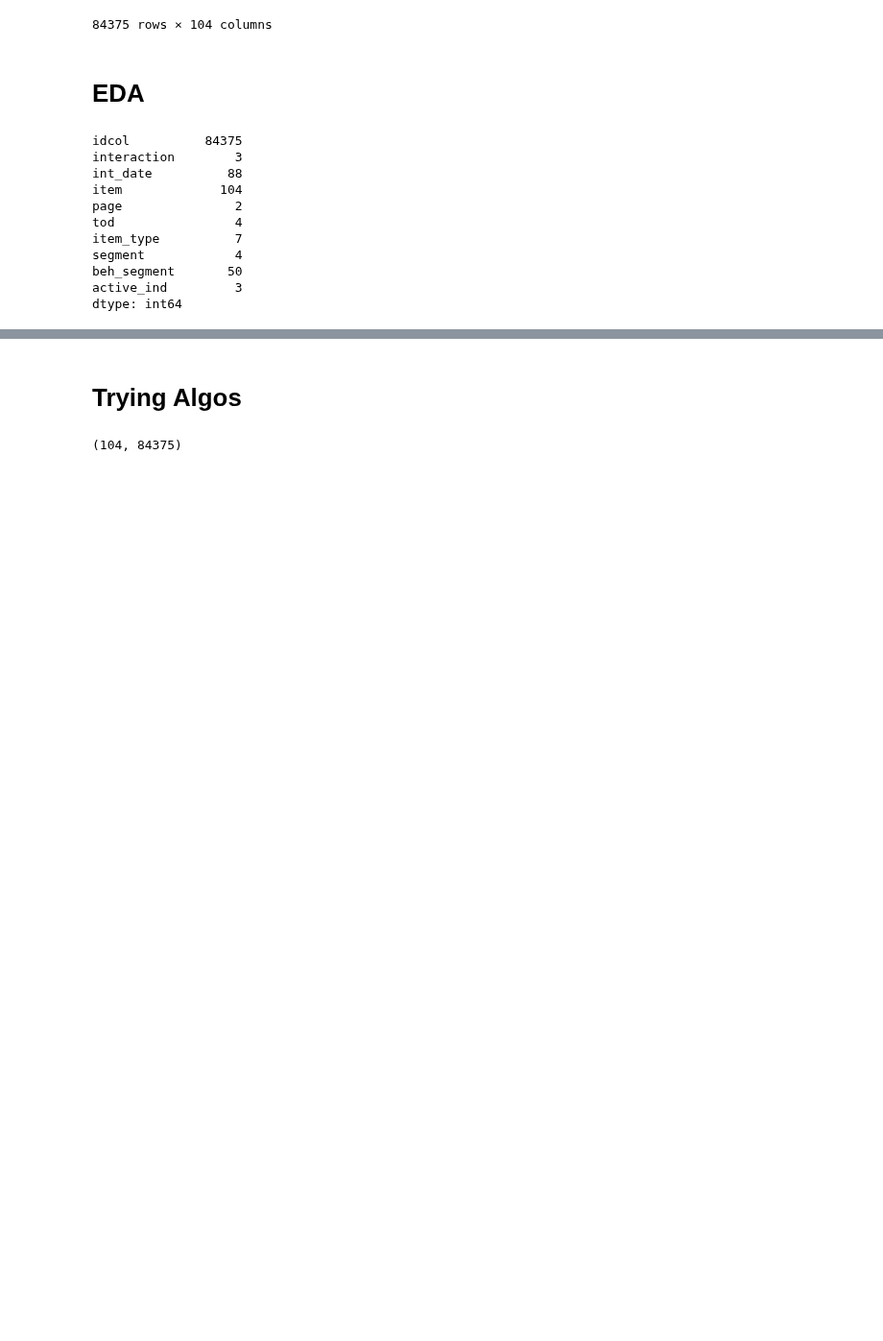
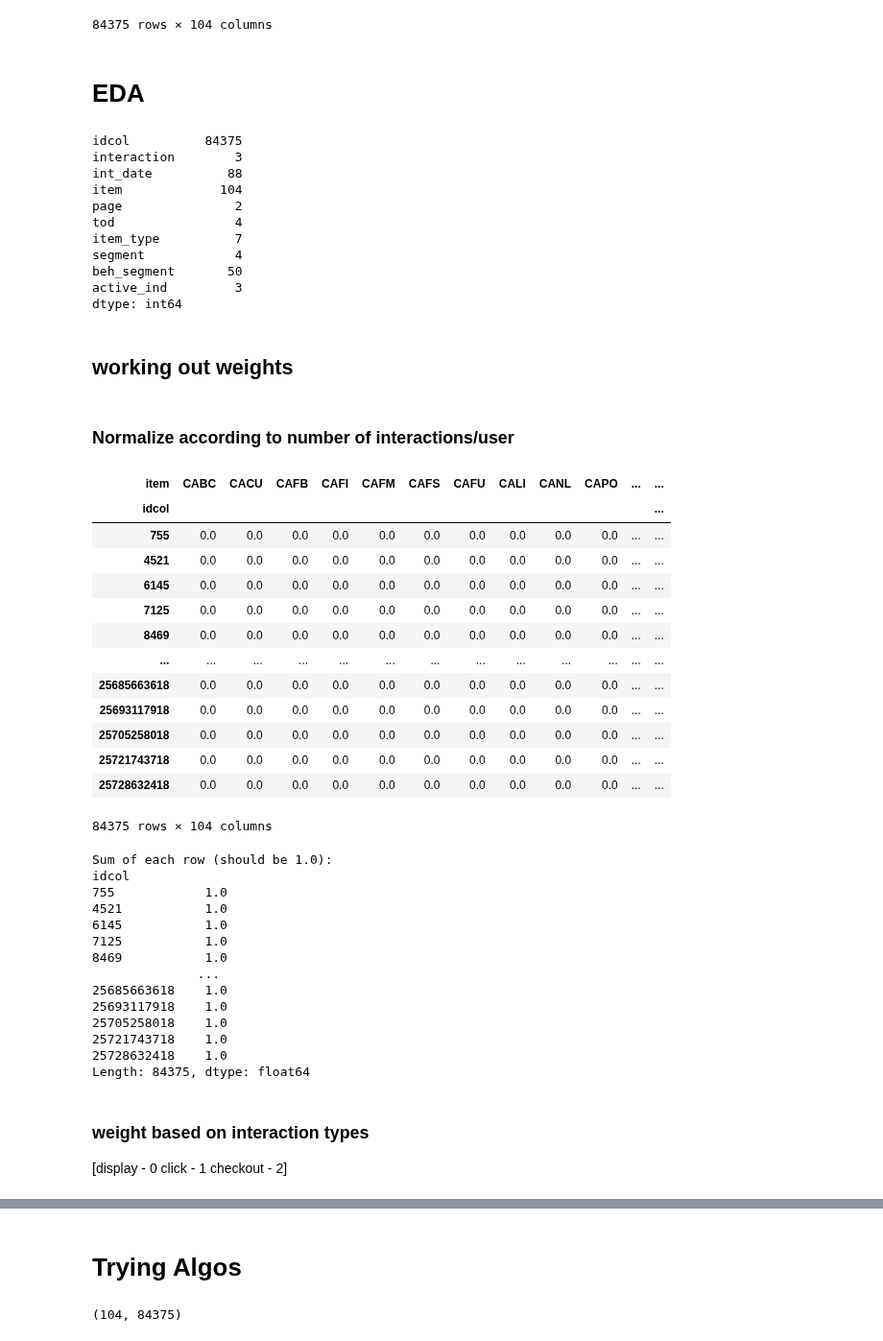
Before and after one commit to lizesteyn/FNBdataquest, a Jupyter notebook: knn_cosine_1.ipynb, the cells around one changed output, grey strips where cells are left out. Shown at 96% size. Cells and saved outputs as stored; diff of their text form; code cells hidden in the pictures; blank space fills up the shorter version.

```diff
--- a/knn_cosine_1.ipynb
+++ b/knn_cosine_1.ipynb
@@ -51,3 +51,51 @@ segment            4
 beh_segment       50
 active_ind         3
 dtype: int64
+# %% [markdown]
+## working out weights
+# %% [markdown]
+### Normalize according to number of interactions/user
+# %%
+interaction_matrix = data.pivot_table(index='idcol', columns='item', values='interaction', aggfunc='count', fill_value=0)
+# Normalize each row by the total count of values in the row
+normalized_matrix = interaction_matrix.div(interaction_matrix.sum(axis=1), axis=0)
+
+# Display the normalized matrix
+display(normalized_matrix)
+
+# Calculate and display the sum of each row in the normalized matrix
+row_sums = normalized_matrix.sum(axis=1)
+print("\nSum of each row (should be 1.0):")
+print(row_sums)
+# %% [output]
+| item | CABC | CACU | CAFB | CAFI | CAFM | CAFS | CAFU | CALI | CANL | CAPO | ... | ... |
+| idcol |  |  |  |  |  |  |  |  |  |  |  | ... |
+| 755 | 0.0 | 0.0 | 0.0 | 0.0 | 0.0 | 0.0 | 0.0 | 0.0 | 0.0 | 0.0 | ... | ... |
+| 4521 | 0.0 | 0.0 | 0.0 | 0.0 | 0.0 | 0.0 | 0.0 | 0.0 | 0.0 | 0.0 | ... | ... |
+| 6145 | 0.0 | 0.0 | 0.0 | 0.0 | 0.0 | 0.0 | 0.0 | 0.0 | 0.0 | 0.0 | ... | ... |
+| 7125 | 0.0 | 0.0 | 0.0 | 0.0 | 0.0 | 0.0 | 0.0 | 0.0 | 0.0 | 0.0 | ... | ... |
+| 8469 | 0.0 | 0.0 | 0.0 | 0.0 | 0.0 | 0.0 | 0.0 | 0.0 | 0.0 | 0.0 | ... | ... |
+| ... | ... | ... | ... | ... | ... | ... | ... | ... | ... | ... | ... | ... |
+| 25685663618 | 0.0 | 0.0 | 0.0 | 0.0 | 0.0 | 0.0 | 0.0 | 0.0 | 0.0 | 0.0 | ... | ... |
+| 25693117918 | 0.0 | 0.0 | 0.0 | 0.0 | 0.0 | 0.0 | 0.0 | 0.0 | 0.0 | 0.0 | ... | ... |
+| 25705258018 | 0.0 | 0.0 | 0.0 | 0.0 | 0.0 | 0.0 | 0.0 | 0.0 | 0.0 | 0.0 | ... | ... |
+| 25721743718 | 0.0 | 0.0 | 0.0 | 0.0 | 0.0 | 0.0 | 0.0 | 0.0 | 0.0 | 0.0 | ... | ... |
+| 25728632418 | 0.0 | 0.0 | 0.0 | 0.0 | 0.0 | 0.0 | 0.0 | 0.0 | 0.0 | 0.0 | ... | ... |
+84375 rows × 104 columns
+Sum of each row (should be 1.0):
+idcol
+755            1.0
+4521           1.0
+6145           1.0
+7125           1.0
+8469           1.0
+              ...
+25685663618    1.0
+25693117918    1.0
+25705258018    1.0
+25721743718    1.0
+25728632418    1.0
+Length: 84375, dtype: float64
+# %% [markdown]
+### weight based on interaction types
+[display - 0   click - 1   checkout - 2]
```
Also changed, not shown: parts of 3 cells of this notebook, 1 other file.
